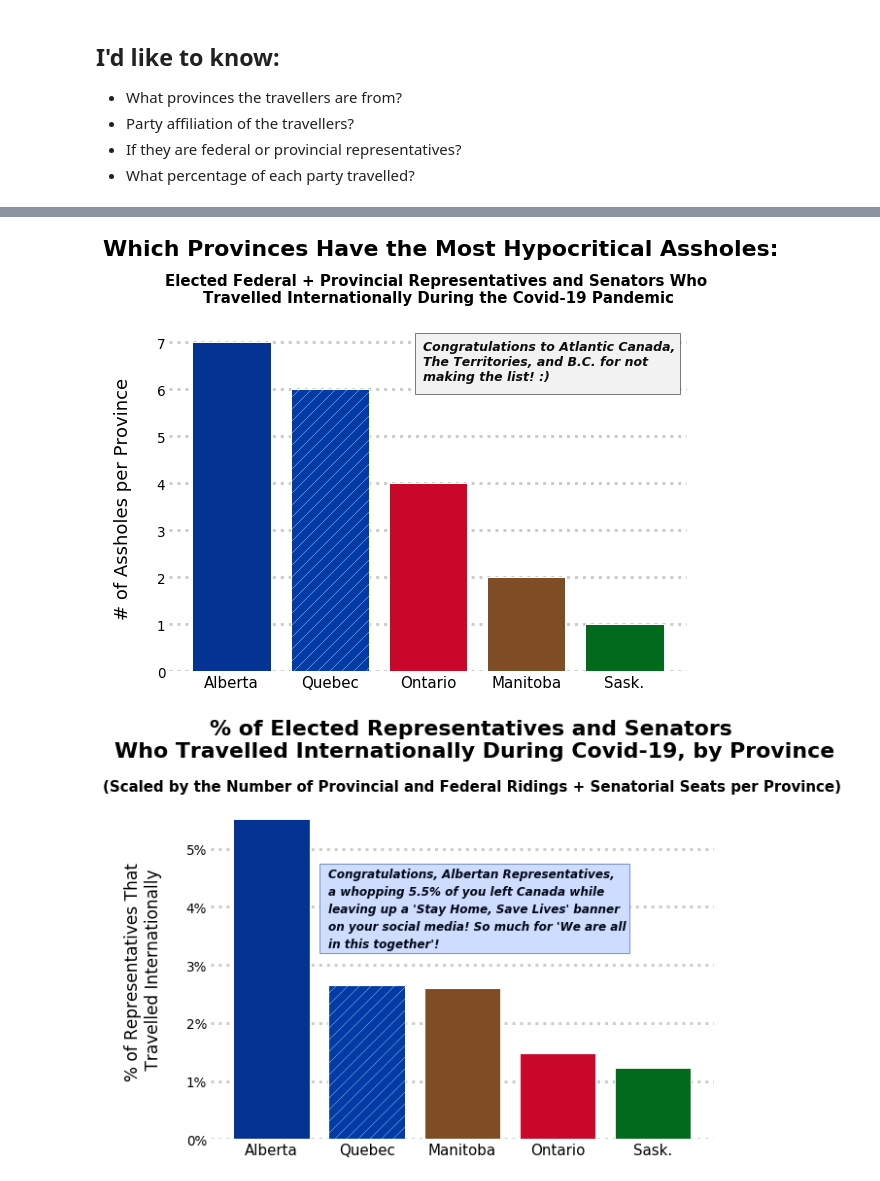
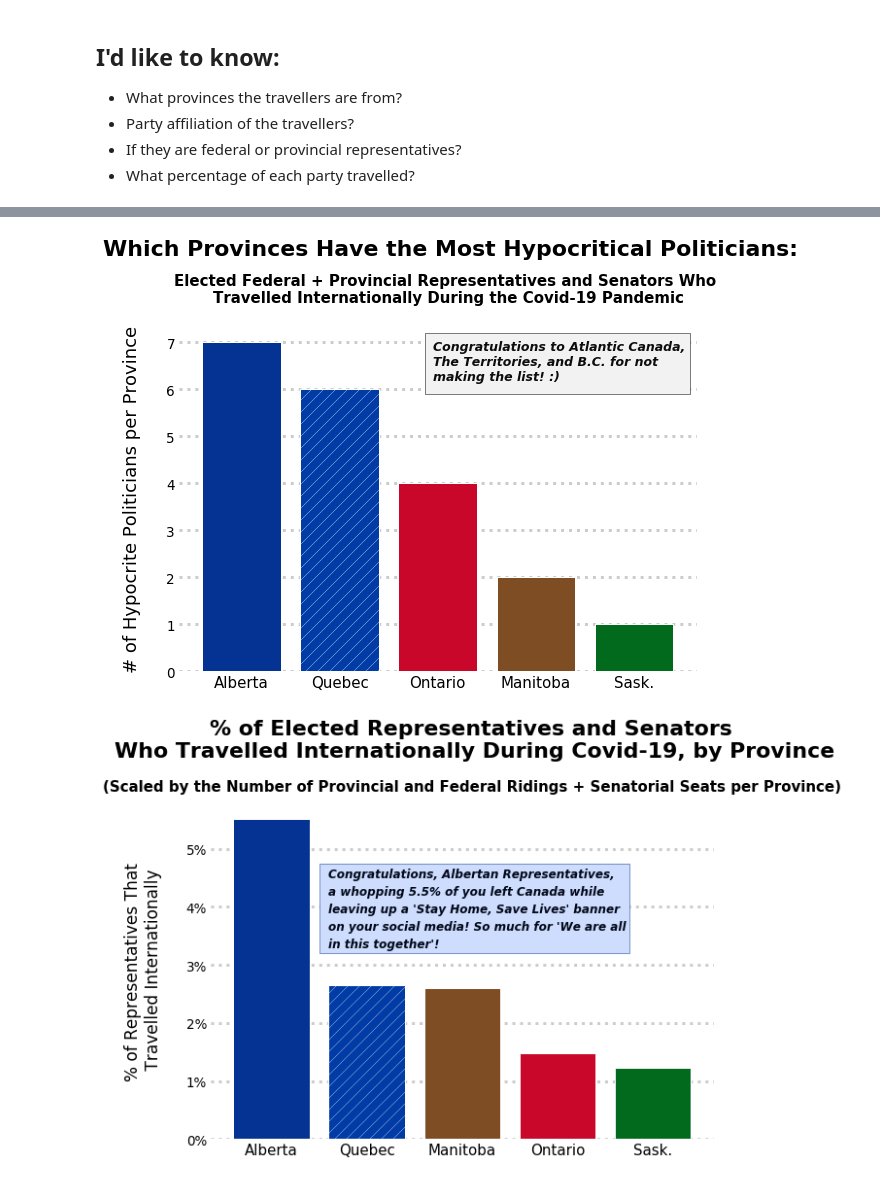
Before and after one commit to ebjamieson97/cdnpolicovidtravel, a Jupyter notebook: Covid Travel Politicians.ipynb, the cells around one changed output, grey strips where cells are left out. Saved outputs shown, nothing was run; the diff lists cells and outputs as text; code cells hidden in the pictures.

```diff
--- a/Covid Travel Politicians.ipynb
+++ b/Covid Travel Politicians.ipynb
@@ -166,39 +138,39 @@ provs = list(df.groupby(by='Province').size().sort_values(ascending=False).index
 prov_colours = ['#053393', '#003ba6', '#c9072a', '#7E4D23', '#016a1c']      # assigning colours based on flags of each prov
 provs[-1] = 'Sask.'                                                         # Saskatchewan is too long of a name
 # %%
-### What provinces have shitty representatives!!?
+### What provinces have hypocritical representatives!!?
 
 mpl.rc('xtick', labelsize=15)
 mpl.rc('ytick', labelsize=13.5)
 
 # Plot time!
 fig = plt.figure()
 ax = fig.add_axes([0,0,1.2,1.2])
 ax.grid(axis = 'y', color = 'black', alpha = 0.2, linewidth = 3, linestyle= ':', zorder = 0)
 bar = ax.bar(provs,prov_counts, color = prov_colours, linewidth = 1, edgecolor = 'black', alpha=1, zorder = 3)
 
 plt.rcParams['hatch.linewidth'] = 0.32
 bar.patches[1].set_hatch('//')
 for i in range(0,5):
     bar.patches[i].set_edgecolor('w')
 
 
-plt.suptitle('Which Provinces Have the Most Hypocritical Assholes:',x=0.63, y= 1.5, size=22).set_weight('bold')
+plt.suptitle('Which Provinces Have the Most Hypocritical Politicians:',x=0.63, y= 1.5, size=22).set_weight('bold')
 plt.title('Elected Federal + Provincial Representatives and Senators Who \nTravelled Internationally During the Covid-19 Pandemic', x=0.52, y=1.05, size=15).set_weight('bold')
 ax.set_facecolor('white')
 ax.tick_params(axis=u'both', which=u'both',length=0)
 for spine in ax.spines:
     ax.spines[spine].set_visible(False)
 
-plt.ylabel("# of Assholes per Province", size= 18, labelpad = 25)
+plt.ylabel("# of Hypocrite Politicians per Province", size= 18, labelpad = 25)
 
 
 
 rect = ptches.Rectangle((1.87,5.9),2.7,1.3,linewidth=0.5,edgecolor='#000000',facecolor='#f2f2f2', zorder=6)
 ax.add_patch(rect)
 
 ax.annotate('Congratulations to Atlantic Canada,\nThe Territories, and B.C. for not\nmaking the list! :)' , xy= (1.95,6.2), size= 12.5, color = "#0d0d0d", weight = 'bold', style='italic', zorder=9)
 fig.savefig('slide 1.png', bbox_inches='tight')
 # %% [output]
-[figure, old version]
+[figure, new version]
 # %%
```
Also changed, not shown: parts of 3 cells of this notebook.
